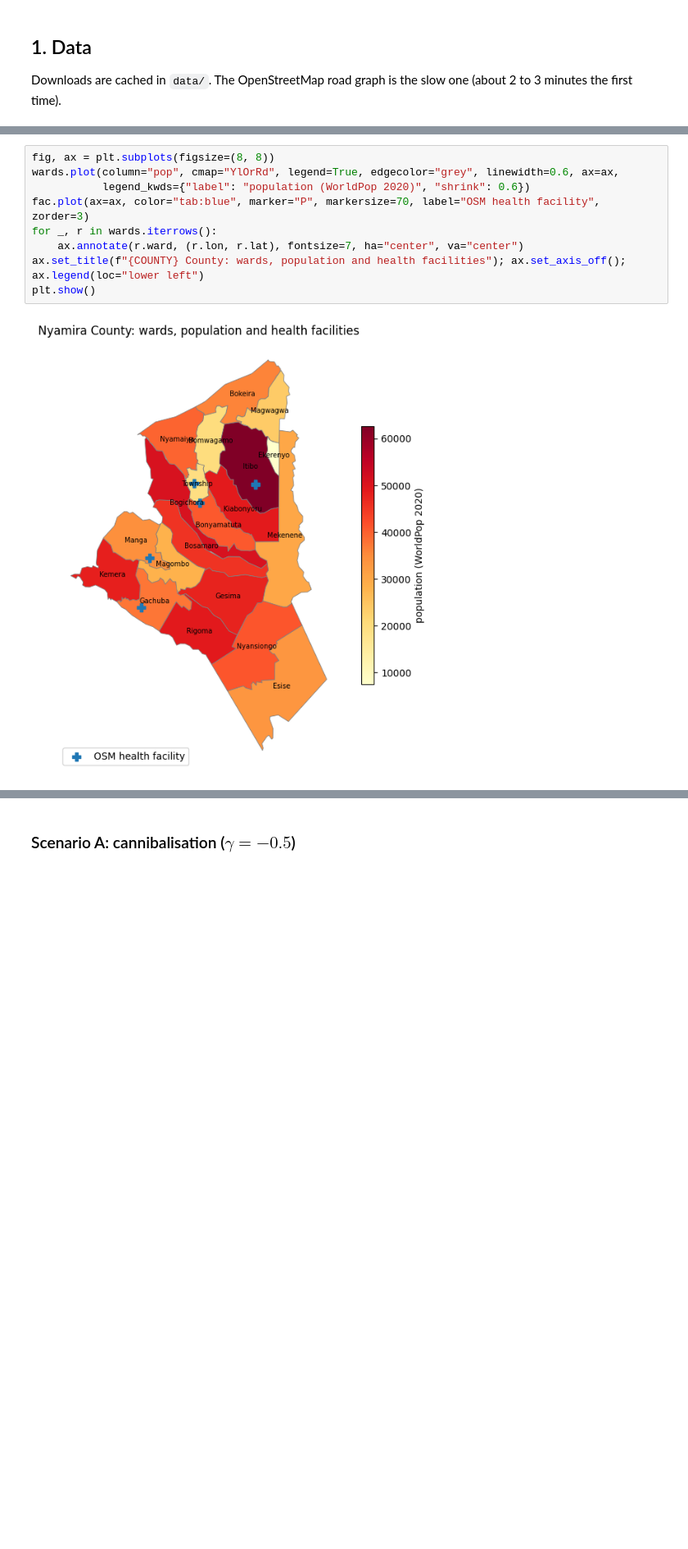
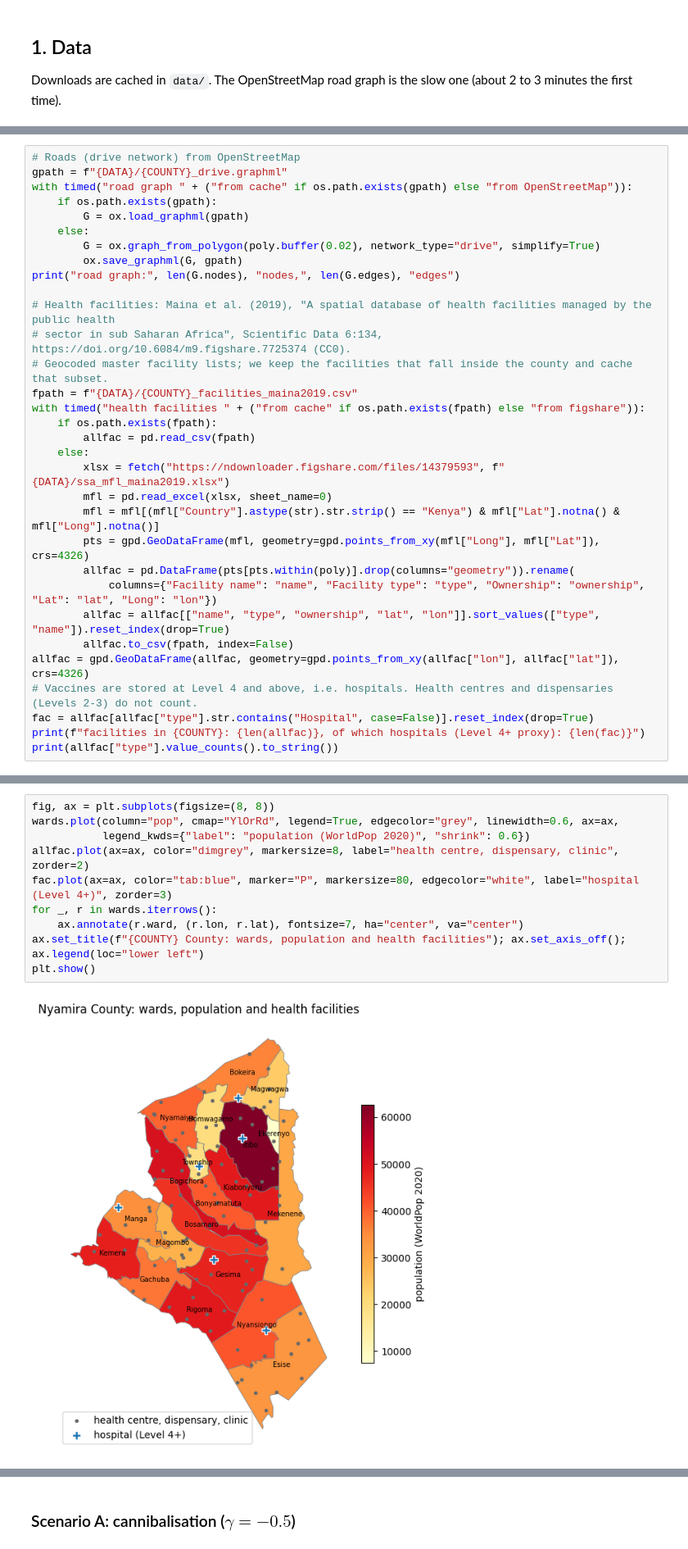
Before and after one commit to gromicho/mobile_clinics, a Jupyter notebook: mobile_clinic_routing.ipynb, the cells around one changed output, grey strips where cells are left out. Shown at 82% size. Drawn from its saved outputs; the diff is of its cells as text; blank space fills up the shorter version.

```diff
--- a/mobile_clinic_routing.ipynb
+++ b/mobile_clinic_routing.ipynb
@@ -142,0 +117,32 @@ health facilities tagged in OSM: 6 (OSM coverage in rural Kenya is thin; the Ken
+# %%
+# Roads (drive network) from OpenStreetMap
+gpath = f"{DATA}/{COUNTY}_drive.graphml"
+with timed("road graph " + ("from cache" if os.path.exists(gpath) else "from OpenStreetMap")):
+    if os.path.exists(gpath):
+        G = ox.load_graphml(gpath)
+    else:
+        G = ox.graph_from_polygon(poly.buffer(0.02), network_type="drive", simplify=True)
+        ox.save_graphml(G, gpath)
+print("road graph:", len(G.nodes), "nodes,", len(G.edges), "edges")
+
+# Health facilities: Maina et al. (2019), "A spatial database of health facilities managed by the public health
+# sector in sub Saharan Africa", Scientific Data 6:134, https://doi.org/10.6084/m9.figshare.7725374 (CC0).
+# Geocoded master facility lists; we keep the facilities that fall inside the county and cache that subset.
+fpath = f"{DATA}/{COUNTY}_facilities_maina2019.csv"
+with timed("health facilities " + ("from cache" if os.path.exists(fpath) else "from figshare")):
+    if os.path.exists(fpath):
+        allfac = pd.read_csv(fpath)
+    else:
+        xlsx = fetch("https://ndownloader.figshare.com/files/14379593", f"{DATA}/ssa_mfl_maina2019.xlsx")
+        mfl = pd.read_excel(xlsx, sheet_name=0)
+        mfl = mfl[(mfl["Country"].astype(str).str.strip() == "Kenya") & mfl["Lat"].notna() & mfl["Long"].notna()]
+        pts = gpd.GeoDataFrame(mfl, geometry=gpd.points_from_xy(mfl["Long"], mfl["Lat"]), crs=4326)
+        allfac = pd.DataFrame(pts[pts.within(poly)].drop(columns="geometry")).rename(
+            columns={"Facility name": "name", "Facility type": "type", "Ownership": "ownership", "Lat": "lat", "Long": "lon"})
+        allfac = allfac[["name", "type", "ownership", "lat", "lon"]].sort_values(["type", "name"]).reset_index(drop=True)
+        allfac.to_csv(fpath, index=False)
+allfac = gpd.GeoDataFrame(allfac, geometry=gpd.points_from_xy(allfac["lon"], allfac["lat"]), crs=4326)
+# Vaccines are stored at Level 4 and above, i.e. hospitals. Health centres and dispensaries (Levels 2-3) do not count.
+fac = allfac[allfac["type"].str.contains("Hospital", case=False)].reset_index(drop=True)
+print(f"facilities in {COUNTY}: {len(allfac)}, of which hospitals (Level 4+ proxy): {len(fac)}")
+print(allfac["type"].value_counts().to_string())
@@ -182,14 +198,15 @@ wards[["subcounty", "ward", "pop", "km_to_facility"]].round(1)
 # %%
 fig, ax = plt.subplots(figsize=(8, 8))
 wards.plot(column="pop", cmap="YlOrRd", legend=True, edgecolor="grey", linewidth=0.6, ax=ax,
            legend_kwds={"label": "population (WorldPop 2020)", "shrink": 0.6})
-fac.plot(ax=ax, color="tab:blue", marker="P", markersize=70, label="OSM health facility", zorder=3)
+allfac.plot(ax=ax, color="dimgrey", markersize=8, label="health centre, dispensary, clinic", zorder=2)
+fac.plot(ax=ax, color="tab:blue", marker="P", markersize=80, edgecolor="white", label="hospital (Level 4+)", zorder=3)
 for _, r in wards.iterrows():
     ax.annotate(r.ward, (r.lon, r.lat), fontsize=7, ha="center", va="center")
 ax.set_title(f"{COUNTY} County: wards, population and health facilities"); ax.set_axis_off(); ax.legend(loc="lower left")
 plt.show()
 # %% [output]
-[figure, old version]
+[figure, new version]
 # %% [markdown]
 ## 2. A demand simulator with spillover
 
```
Also changed, not shown: parts of 16 cells of this notebook, 14 other files.
